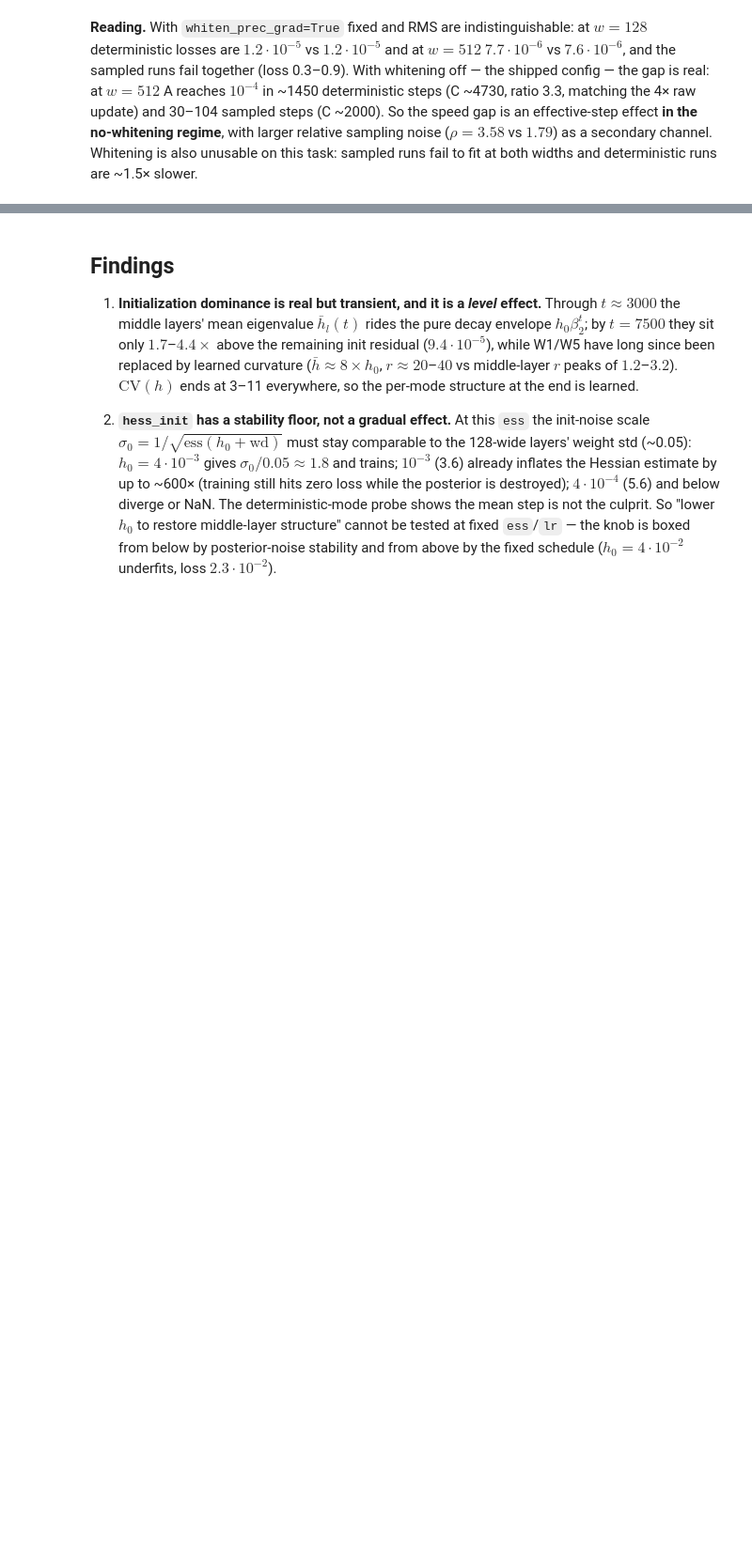
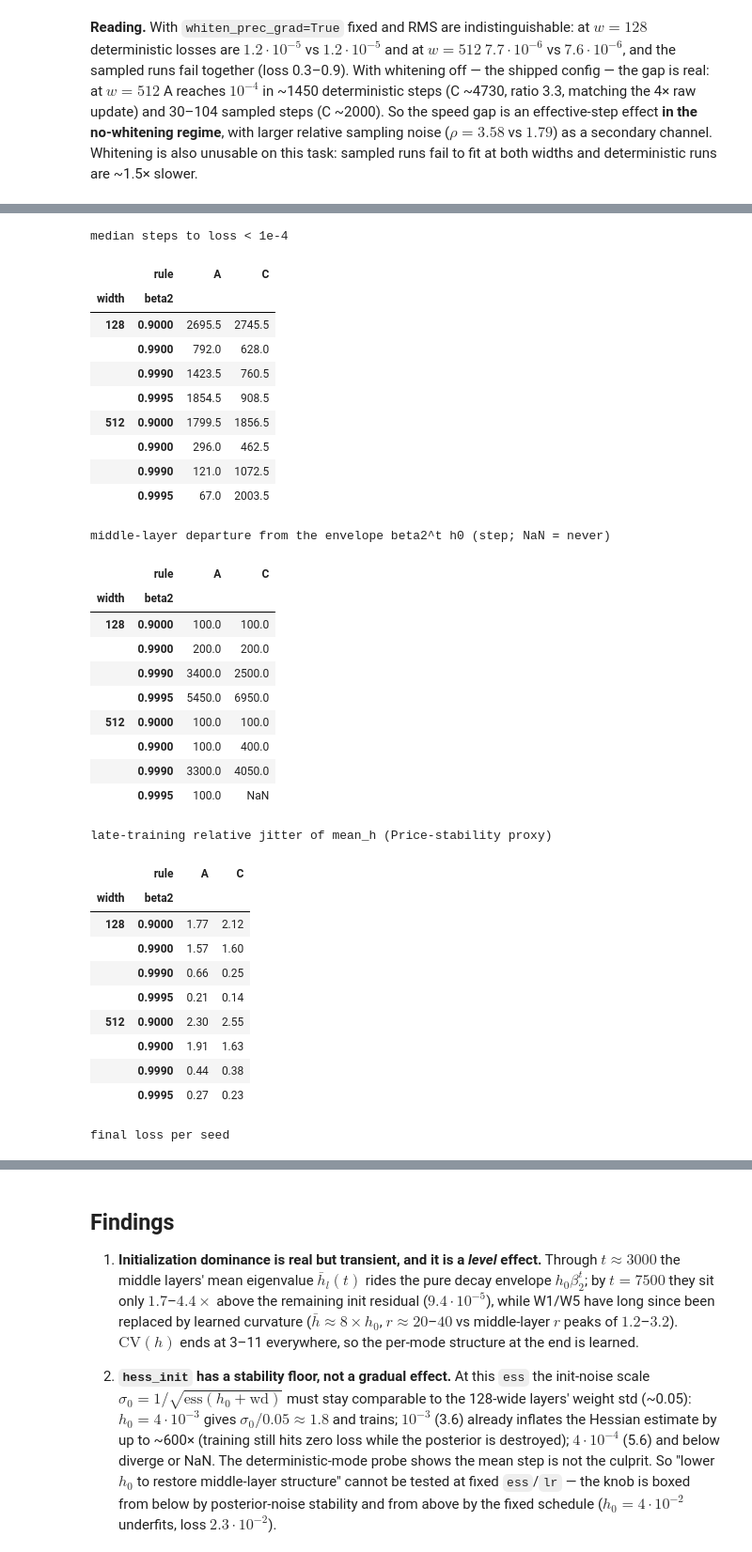
Before and after one commit to adrianrob1/haicon-tutorial, a Jupyter notebook: 2b_hess_init.ipynb, the cells around one changed output, grey strips where cells are left out. Shown at 94% size. Saved outputs shown, nothing was run; the diff lists cells and outputs as text; code cells hidden in the pictures; blank space fills up the shorter version.

```diff
--- a/2b_hess_init.ipynb
+++ b/2b_hess_init.ipynb
@@ -861,0 +868,56 @@ pd.DataFrame(rows)
+# %%
+beta_df = pd.read_csv("beta_sweep.csv")
+b_run = beta_df.groupby(["rule", "width", "beta2", "seed"]).agg(
+    fl=("final_loss", "first"), t4=("t_1e-04", "first")).reset_index()
+b_steps = b_run.pivot_table(index=["width", "beta2"], columns="rule",
+                            values="t4", aggfunc="median")
+b_loss = b_run.pivot_table(index=["width", "beta2"], columns="rule", values="fl",
+                           aggfunc=lambda x: ", ".join(f"{v:.1e}" for v in sorted(x)))
+b_mid = beta_df[beta_df.layer.isin(["W2", "W3", "W4"])]
+b_depart = b_mid.pivot_table(index=["width", "beta2"], columns="rule",
+                             values="t_depart", aggfunc="median")
+b_noise = b_mid.pivot_table(index=["width", "beta2"], columns="rule",
+                            values="late_rel_std", aggfunc="median").round(2)
+print("median steps to loss < 1e-4")
+display(b_steps)
+print("middle-layer departure from the envelope beta2^t h0 (step; NaN = never)")
+display(b_depart)
+print("late-training relative jitter of mean_h (Price-stability proxy)")
+display(b_noise)
+print("final loss per seed")
+display(b_loss)
+# %% [output]
+median steps to loss < 1e-4
+|  | rule | A | C |
+| width | beta2 |  |  |
+| 128 | 0.9000 | 2695.5 | 2745.5 |
+|  | 0.9900 | 792.0 | 628.0 |
+|  | 0.9990 | 1423.5 | 760.5 |
+|  | 0.9995 | 1854.5 | 908.5 |
+| 512 | 0.9000 | 1799.5 | 1856.5 |
+|  | 0.9900 | 296.0 | 462.5 |
+|  | 0.9990 | 121.0 | 1072.5 |
+|  | 0.9995 | 67.0 | 2003.5 |
+middle-layer departure from the envelope beta2^t h0 (step; NaN = never)
+|  | rule | A | C |
+| width | beta2 |  |  |
+| 128 | 0.9000 | 100.0 | 100.0 |
+|  | 0.9900 | 200.0 | 200.0 |
+|  | 0.9990 | 3400.0 | 2500.0 |
+|  | 0.9995 | 5450.0 | 6950.0 |
+| 512 | 0.9000 | 100.0 | 100.0 |
+|  | 0.9900 | 100.0 | 400.0 |
+|  | 0.9990 | 3300.0 | 4050.0 |
+|  | 0.9995 | 100.0 | NaN |
+late-training relative jitter of mean_h (Price-stability proxy)
+|  | rule | A | C |
+| width | beta2 |  |  |
+| 128 | 0.9000 | 1.77 | 2.12 |
+|  | 0.9900 | 1.57 | 1.60 |
+|  | 0.9990 | 0.66 | 0.25 |
+|  | 0.9995 | 0.21 | 0.14 |
+| 512 | 0.9000 | 2.30 | 2.55 |
+|  | 0.9900 | 1.91 | 1.63 |
+|  | 0.9990 | 0.44 | 0.38 |
+|  | 0.9995 | 0.27 | 0.23 |
+final loss per seed
```
Also changed, not shown: parts of 3 cells of this notebook, 2 other files.
